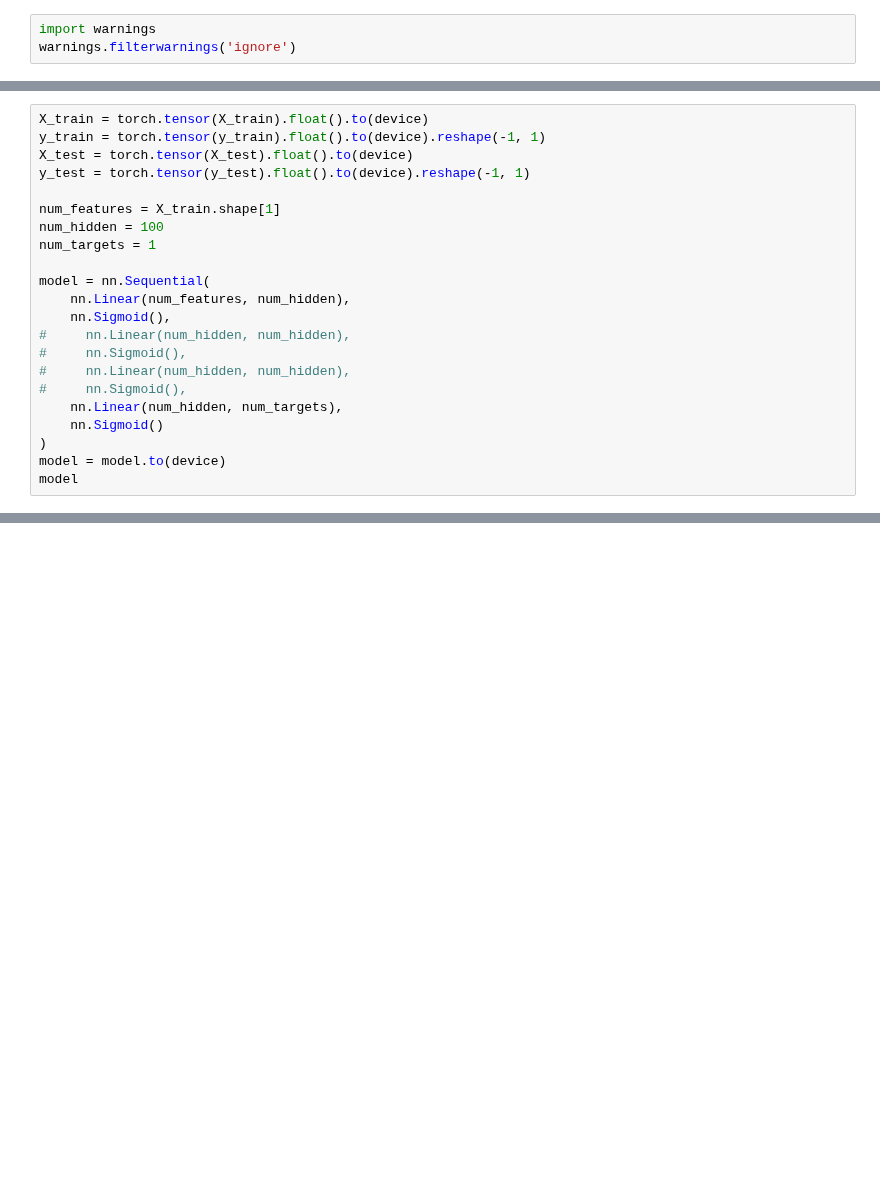
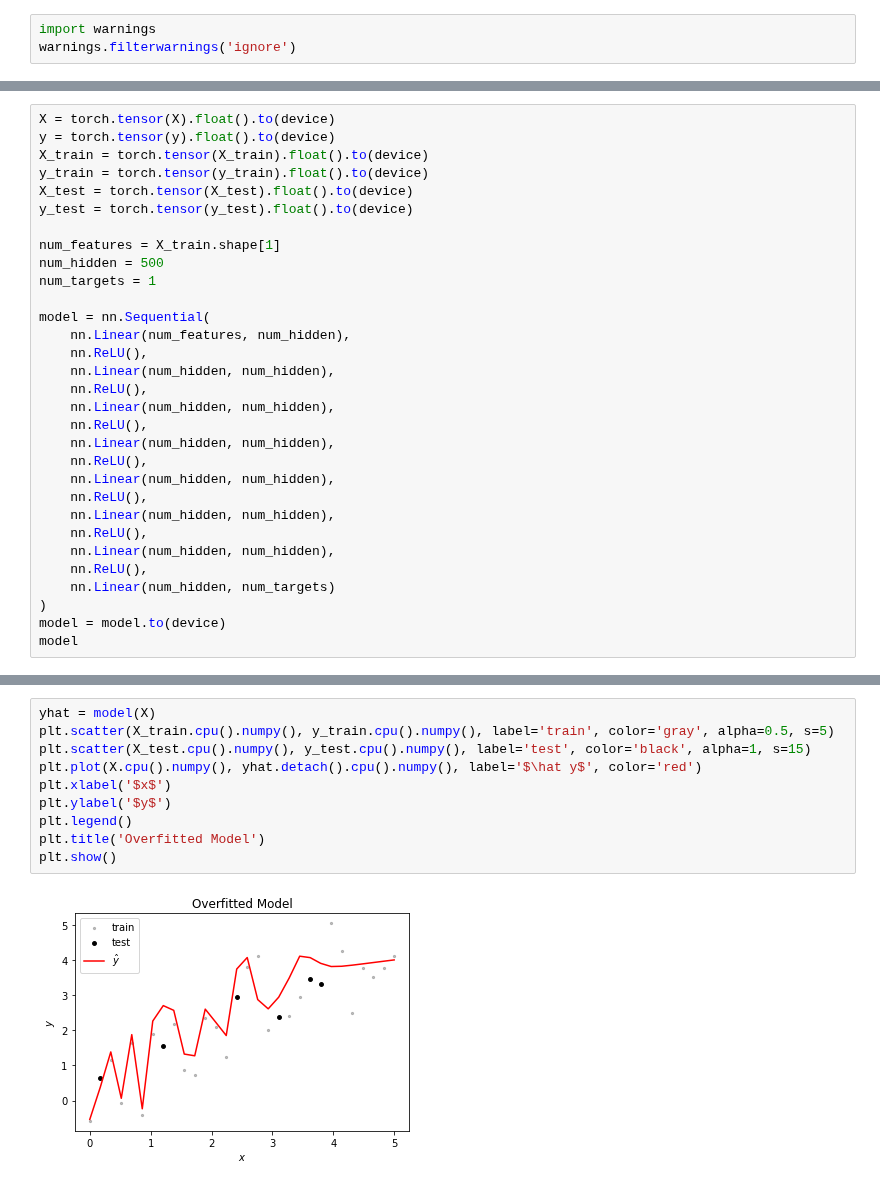
Before and after one commit to rkingery/ml_tutorials, a Jupyter notebook: notebooks/neural_nets_2.ipynb, the cells around one changed output, grey strips where cells are left out. Saved outputs shown, nothing was run; the diff lists cells and outputs as text; blank space fills up the shorter version.

```diff
--- a/notebooks/neural_nets_2.ipynb
+++ b/notebooks/neural_nets_2.ipynb
@@ -38,22 +150,31 @@ Let's now try to train a neural network with 2 hidden layers each of 100 neurons
 # %%
+X = torch.tensor(X).float().to(device)
+y = torch.tensor(y).float().to(device)
 X_train = torch.tensor(X_train).float().to(device)
-y_train = torch.tensor(y_train).float().to(device).reshape(-1, 1)
+y_train = torch.tensor(y_train).float().to(device)
 X_test = torch.tensor(X_test).float().to(device)
-y_test = torch.tensor(y_test).float().to(device).reshape(-1, 1)
+y_test = torch.tensor(y_test).float().to(device)
 
 num_features = X_train.shape[1]
-num_hidden = 100
+num_hidden = 500
 num_targets = 1
 
 model = nn.Sequential(
     nn.Linear(num_features, num_hidden),
-    nn.Sigmoid(),
-#     nn.Linear(num_hidden, num_hidden),
-#     nn.Sigmoid(),
-#     nn.Linear(num_hidden, num_hidden),
-#     nn.Sigmoid(),
-    nn.Linear(num_hidden, num_targets),
-    nn.Sigmoid()
+    nn.ReLU(),
+    nn.Linear(num_hidden, num_hidden),
+    nn.ReLU(),
+    nn.Linear(num_hidden, num_hidden),
+    nn.ReLU(),
+    nn.Linear(num_hidden, num_hidden),
+    nn.ReLU(),
+    nn.Linear(num_hidden, num_hidden),
+    nn.ReLU(),
+    nn.Linear(num_hidden, num_hidden),
+    nn.ReLU(),
+    nn.Linear(num_hidden, num_hidden),
+    nn.ReLU(),
+    nn.Linear(num_hidden, num_targets)
 )
 model = model.to(device)
 model
@@ -100,0 +232,12 @@ print(f'iter = {i} \t\t train loss = {loss} \t\t test loss = {test_loss}')
+# %%
+yhat = model(X)
+plt.scatter(X_train.cpu().numpy(), y_train.cpu().numpy(), label='train', color='gray', alpha=0.5, s=5)
+plt.scatter(X_test.cpu().numpy(), y_test.cpu().numpy(), label='test', color='black', alpha=1, s=15)
+plt.plot(X.cpu().numpy(), yhat.detach().cpu().numpy(), label='$\hat y$', color='red')
+plt.xlabel('$x$')
+plt.ylabel('$y$')
+plt.legend()
+plt.title('Overfitted Model')
+plt.show()
+# %% [output]
+[figure, added]
```
Also changed, not shown: parts of 45 cells of this notebook, 2 other files.
